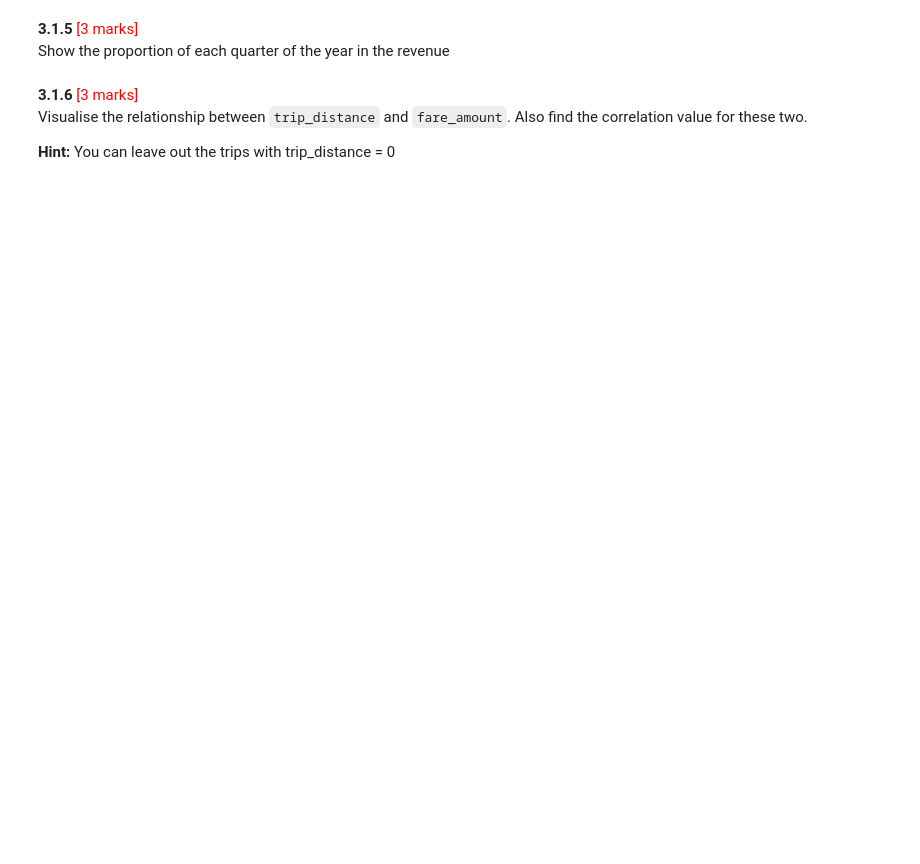
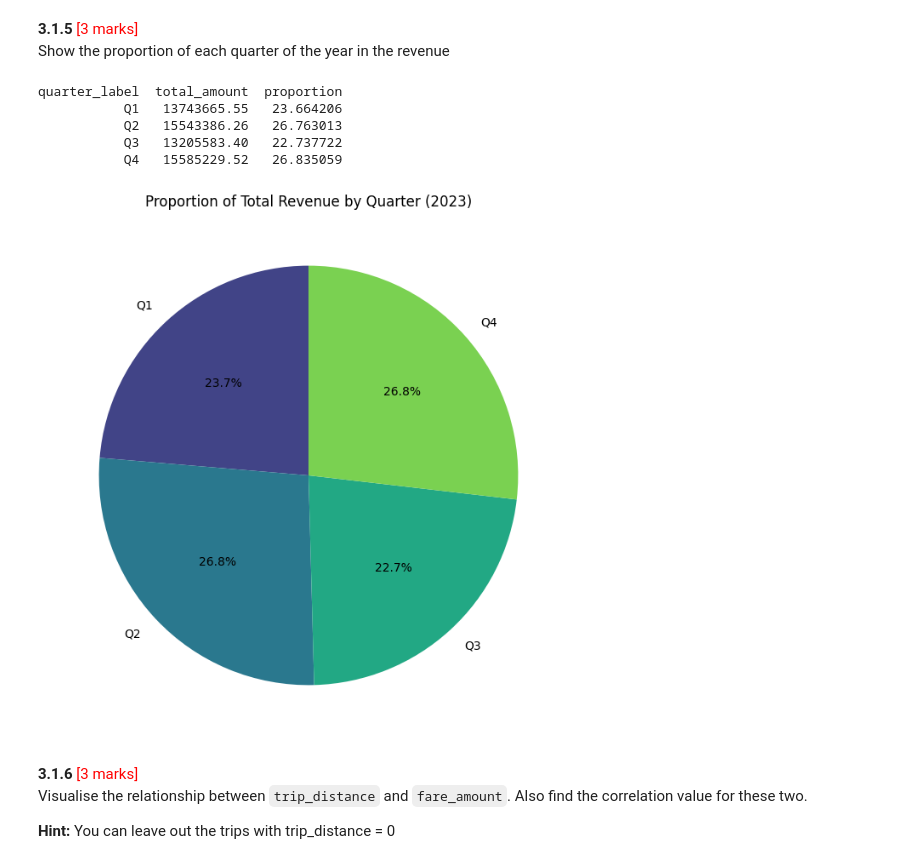
Before and after one commit to rahuljeyaraj/EDA-NYC-Taxi, a Jupyter notebook: EDA_Assg_NYC_Taxi_Starter.ipynb, the cells around one changed output. Cells and saved outputs as stored; diff of their text form; code cells hidden in the pictures; blank space fills up the shorter version.

```diff
--- a/EDA_Assg_NYC_Taxi_Starter.ipynb
+++ b/EDA_Assg_NYC_Taxi_Starter.ipynb
@@ -942,3 +1013,26 @@ Show the proportion of each quarter of the year in the revenue
+# %%
+# Calculate proportion of each quarter
+df['quarter'] = df['tpep_pickup_datetime'].dt.quarter
+quarterly_revenue = df.groupby('quarter')['total_amount'].sum().reset_index()
+quarterly_revenue['proportion'] = quarterly_revenue['total_amount'] / quarterly_revenue['total_amount'].sum() * 100
+quarterly_revenue['quarter_label'] = [f"Q{q}" for q in quarterly_revenue['quarter']]
+
+# Print summary
+print(quarterly_revenue[['quarter_label', 'total_amount', 'proportion']].to_string(index=False))
+
+plt.figure(figsize=(8, 8))
+colors = sns.color_palette('viridis', n_colors=4)
+plt.pie(quarterly_revenue['proportion'], labels=quarterly_revenue['quarter_label'],
+        autopct='%1.1f%%', startangle=90, colors=colors)
+plt.title('Proportion of Total Revenue by Quarter (2023)')
+plt.show()
+# %% [output]
+quarter_label  total_amount  proportion
+           Q1   13743665.55   23.664206
+           Q2   15543386.26   26.763013
+           Q3   13205583.40   22.737722
+           Q4   15585229.52   26.835059
+[figure, added]
 # %% [markdown]
 **3.1.6** <font color = red>[3 marks]</font> <br>
 Visualise the relationship between `trip_distance` and `fare_amount`. Also find the correlation value for these two.
```
Also changed, not shown: parts of 18 cells of this notebook.
